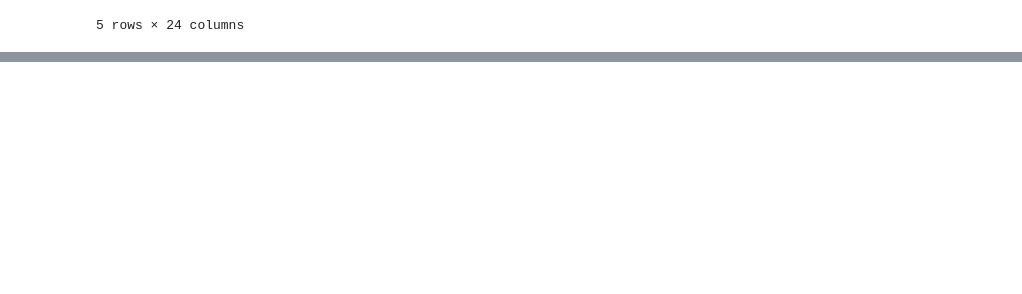
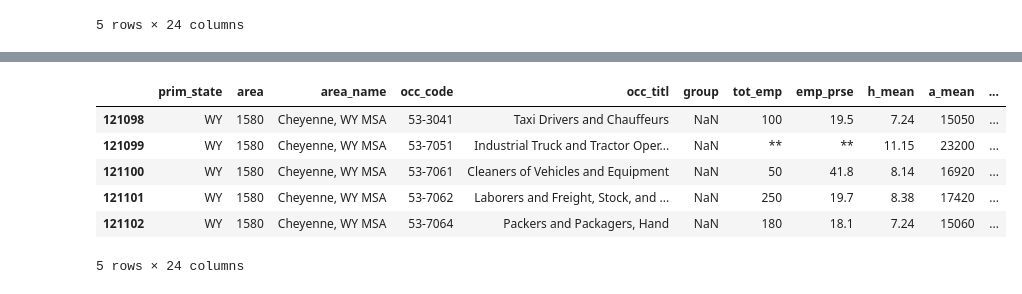
Before and after one commit to mkblake/tech-hubs-brain-drain, a Jupyter notebook: notebooks/cleaning.ipynb, the cells around one changed output, grey strips where cells are left out. Saved outputs shown, nothing was run; the diff lists cells and outputs as text; code cells hidden in the pictures; blank space fills up the shorter version.

```diff
--- a/notebooks/cleaning.ipynb
+++ b/notebooks/cleaning.ipynb
@@ -24,0 +65,11 @@ msa2000_2.head()
+# %%
+commsa2000 = msa2000_1.append(msa2000_2, ignore_index=True, verify_integrity=True, sort=False)
+commsa2000.tail()
+# %% [output]
+|  | prim_state | area | area_name | occ_code | occ_titl | group | tot_emp | emp_prse | h_mean | a_mean | ... |
+| 121098 | WY | 1580 | Cheyenne, WY MSA | 53-3041 | Taxi Drivers and Chauffeurs | NaN | 100 | 19.5 | 7.24 | 15050 | ... |
+| 121099 | WY | 1580 | Cheyenne, WY MSA | 53-7051 | Industrial Truck and Tractor Oper... | NaN | ** | ** | 11.15 | 23200 | ... |
+| 121100 | WY | 1580 | Cheyenne, WY MSA | 53-7061 | Cleaners of Vehicles and Equipment | NaN | 50 | 41.8 | 8.14 | 16920 | ... |
+| 121101 | WY | 1580 | Cheyenne, WY MSA | 53-7062 | Laborers and Freight, Stock, and ... | NaN | 250 | 19.7 | 8.38 | 17420 | ... |
+| 121102 | WY | 1580 | Cheyenne, WY MSA | 53-7064 | Packers and Packagers, Hand | NaN | 180 | 18.1 | 7.24 | 15060 | ... |
+5 rows × 24 columns
```
Also changed, not shown: parts of 4 cells of this notebook, 2 other files.
